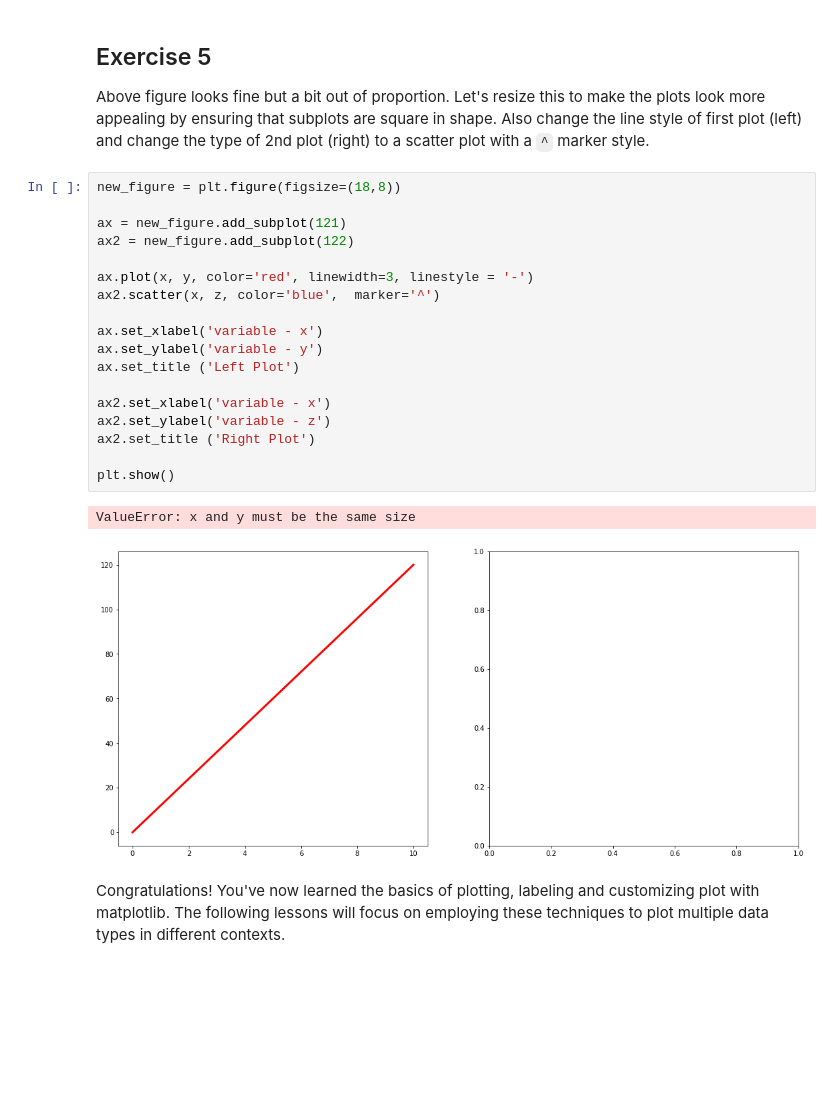
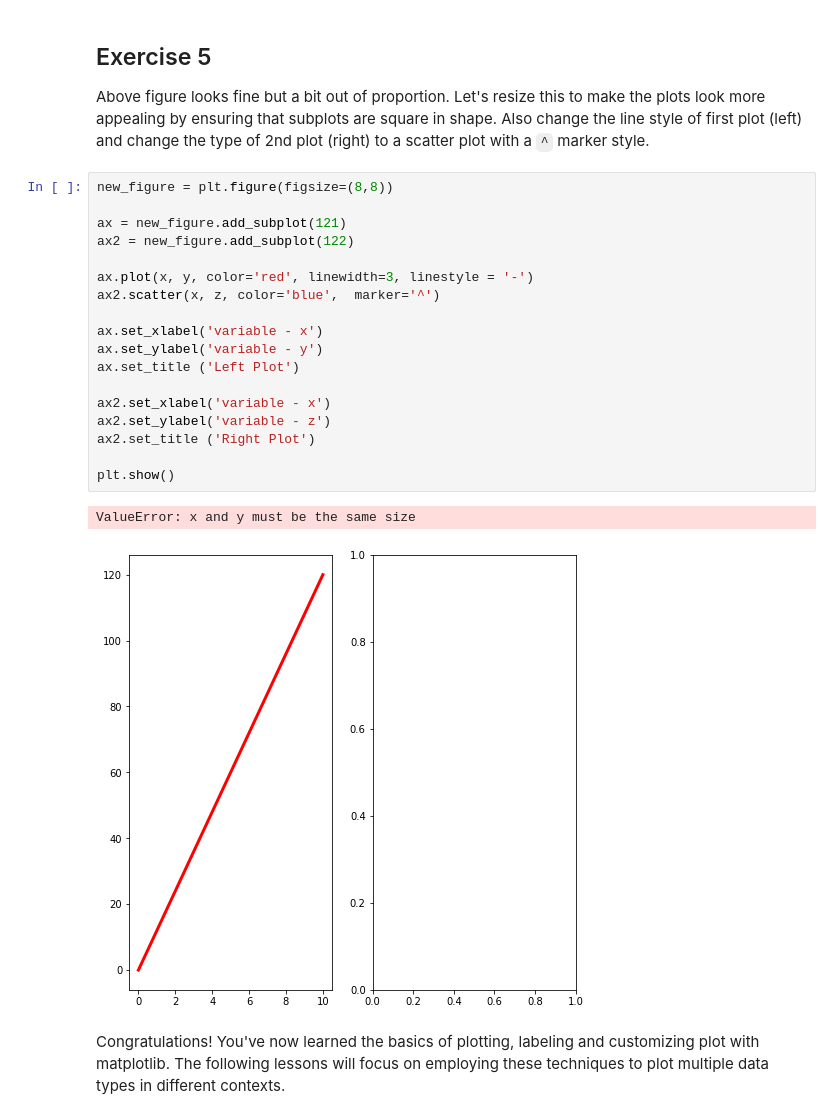
Before and after one commit to TimMango/dsc-more-practice-with-matplotlib-lab-dc-ds-career-042219, a Jupyter notebook: index.ipynb, the cells around one changed output. Cells and saved outputs as stored; diff of their text form; blank space fills up the shorter version.

```diff
--- a/index.ipynb
+++ b/index.ipynb
@@ -159,26 +159,26 @@ ValueError: x and y must have same first dimension, but have shapes (21,) and (1
 
 Above figure looks fine but a bit out of proportion. Let's resize this to make the plots look more appealing by ensuring that subplots are square in shape. Also change the line style of first plot (left) and change the type of 2nd plot (right) to a scatter plot with a `^` marker style.
 # %%
-new_figure = plt.figure(figsize=(18,8))
+new_figure = plt.figure(figsize=(8,8))
 
 ax = new_figure.add_subplot(121)
 ax2 = new_figure.add_subplot(122)
 
 ax.plot(x, y, color='red', linewidth=3, linestyle = '-')
 ax2.scatter(x, z, color='blue',  marker='^')
 
 ax.set_xlabel('variable - x')
 ax.set_ylabel('variable - y')
 ax.set_title ('Left Plot')
 
 ax2.set_xlabel('variable - x')
 ax2.set_ylabel('variable - z')
 ax2.set_title ('Right Plot')
 
 plt.show()
 # %% [output]
 ValueError: x and y must be the same size
-[figure, old version]
+[figure, new version]
 # %% [markdown]
 Congratulations! You've now learned the basics of plotting, labeling and customizing plot with matplotlib. The following lessons will focus on employing these techniques to plot multiple data types in different contexts.
 # %% [markdown]
```
